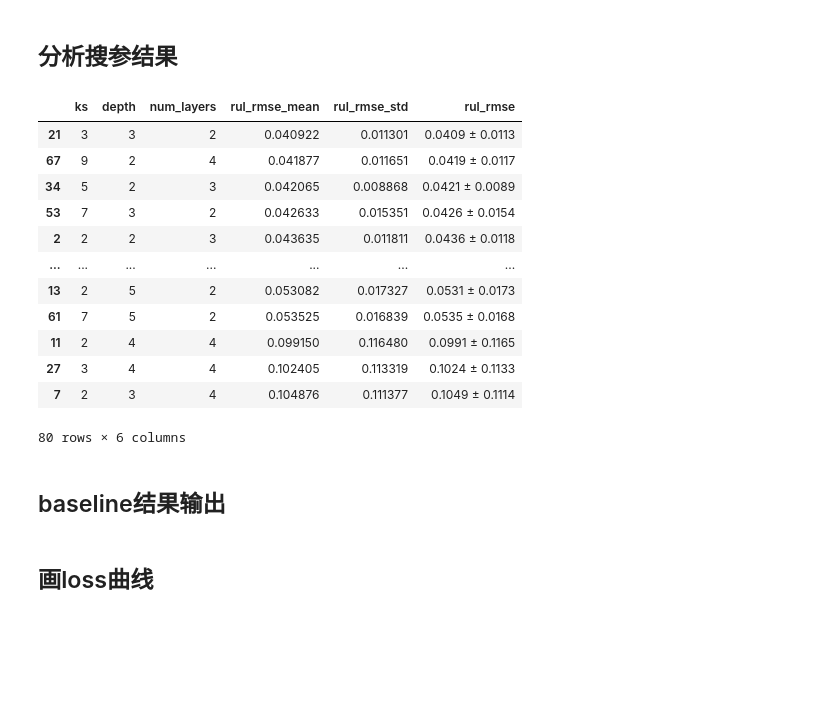
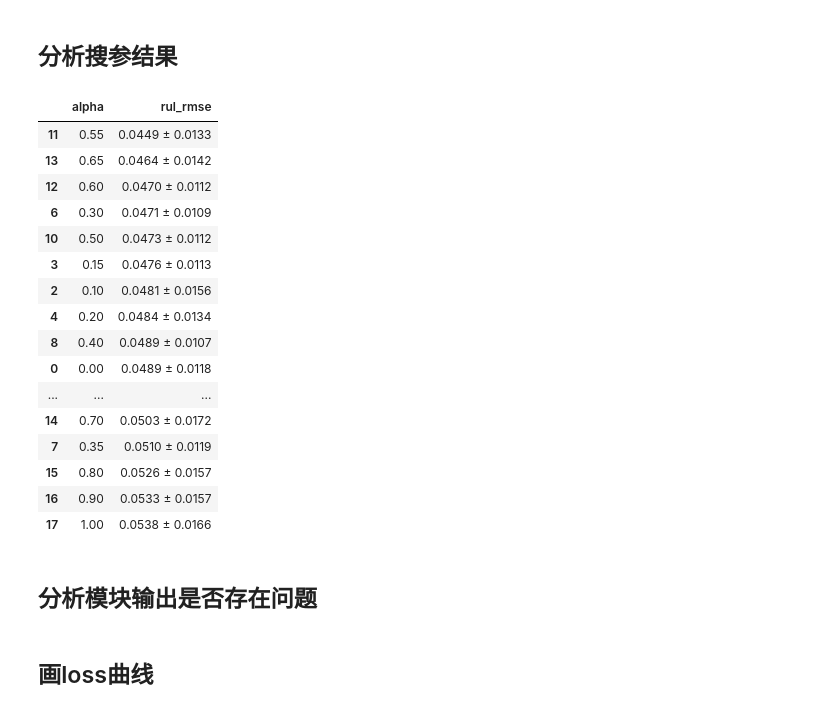
Before and after one commit to ZRui2001/RUL_multi_task, a Jupyter notebook: train.ipynb, the cells around one changed output. Cells and saved outputs as stored; diff of their text form; code cells hidden in the pictures; blank space fills up the shorter version.

Commit message:
Finish tuning on NASA

```diff
--- a/train.ipynb
+++ b/train.ipynb
@@ -490,30 +525,39 @@ KeyboardInterrupt:
 # %% [markdown]
 ## 分析搜参结果
 # %%
-path = 'result/nasa_search_k_d_l.csv'
+# path = 'result/nasa_search_ht_hs.csv'
+path = result_path
 df = pd.read_csv(path)
-df = df.groupby(['ks','depth','num_layers'])['val_rul_rmse'].agg(
+group_cols = ['alpha']
+# group_cols = ['num_heads', 'num_heads_s']
+# group_cols = ['model']
+df = df.groupby(group_cols)['val_rul_rmse'].agg(
     rul_rmse_mean='mean',
     rul_rmse_std='std'
 ).reset_index().sort_values('rul_rmse_mean')
 df['rul_rmse'] = df.apply(lambda x: f"{x['rul_rmse_mean']:.4f} ± {x['rul_rmse_std']:.4f}", axis=1)
-# df = df[['model','rul_rmse']]
+group_cols.append('rul_rmse')
+df = df[group_cols]
 df
 # %% [output]
-|  | ks | depth | num_layers | rul_rmse_mean | rul_rmse_std | rul_rmse |
-| 21 | 3 | 3 | 2 | 0.040922 | 0.011301 | 0.0409 ± 0.0113 |
-| 67 | 9 | 2 | 4 | 0.041877 | 0.011651 | 0.0419 ± 0.0117 |
-| 34 | 5 | 2 | 3 | 0.042065 | 0.008868 | 0.0421 ± 0.0089 |
-| 53 | 7 | 3 | 2 | 0.042633 | 0.015351 | 0.0426 ± 0.0154 |
-| 2 | 2 | 2 | 3 | 0.043635 | 0.011811 | 0.0436 ± 0.0118 |
-| ... | ... | ... | ... | ... | ... | ... |
-| 13 | 2 | 5 | 2 | 0.053082 | 0.017327 | 0.0531 ± 0.0173 |
-| 61 | 7 | 5 | 2 | 0.053525 | 0.016839 | 0.0535 ± 0.0168 |
-| 11 | 2 | 4 | 4 | 0.099150 | 0.116480 | 0.0991 ± 0.1165 |
-| 27 | 3 | 4 | 4 | 0.102405 | 0.113319 | 0.1024 ± 0.1133 |
-| 7 | 2 | 3 | 4 | 0.104876 | 0.111377 | 0.1049 ± 0.1114 |
+|  | alpha | rul_rmse |
+| 11 | 0.55 | 0.0449 ± 0.0133 |
+| 13 | 0.65 | 0.0464 ± 0.0142 |
+| 12 | 0.60 | 0.0470 ± 0.0112 |
+| 6 | 0.30 | 0.0471 ± 0.0109 |
+| 10 | 0.50 | 0.0473 ± 0.0112 |
+| 3 | 0.15 | 0.0476 ± 0.0113 |
+| 2 | 0.10 | 0.0481 ± 0.0156 |
+| 4 | 0.20 | 0.0484 ± 0.0134 |
+| 8 | 0.40 | 0.0489 ± 0.0107 |
+| 0 | 0.00 | 0.0489 ± 0.0118 |
+| ... | ... | ... |
+| 14 | 0.70 | 0.0503 ± 0.0172 |
+| 7 | 0.35 | 0.0510 ± 0.0119 |
+| 15 | 0.80 | 0.0526 ± 0.0157 |
+| 16 | 0.90 | 0.0533 ± 0.0157 |
+| 17 | 1.00 | 0.0538 ± 0.0166 |
-80 rows × 6 columns
 # %%
 df.to_csv('temp.csv', encoding='utf-8', index=False)
 # %% [markdown]
-## baseline结果输出
+## 分析模块输出是否存在问题
```
Also changed, not shown: parts of 4 cells of this notebook, 11 other files.
